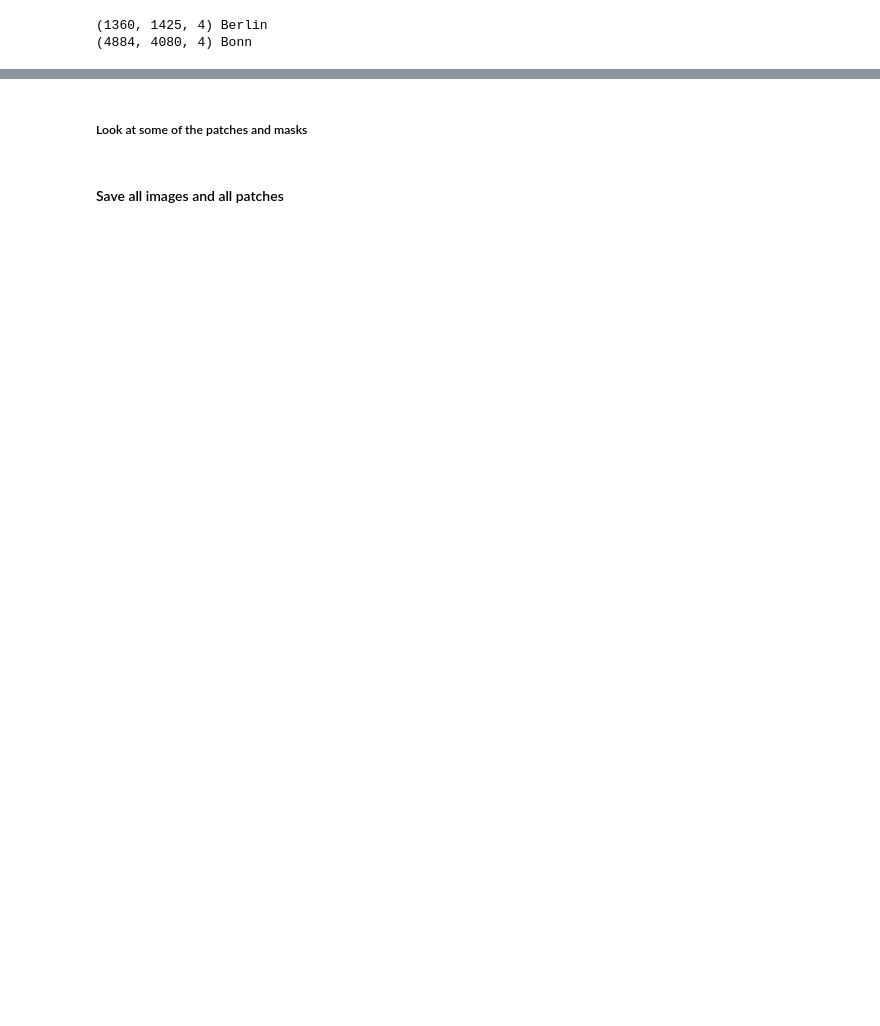
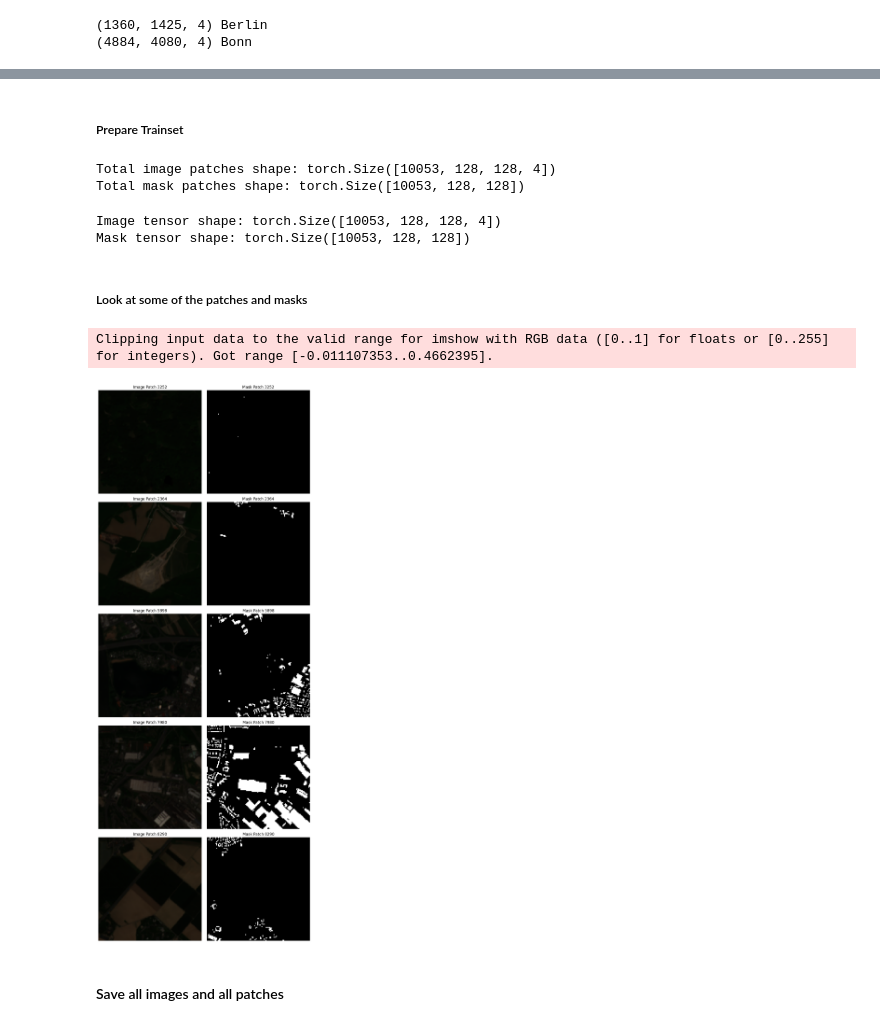
Before and after one commit to dmtschulz/satellite-image-segmentation, a Jupyter notebook: AMLS_2024_solution.ipynb, the cells around one changed output, grey strips where cells are left out. Saved outputs shown, nothing was run; the diff lists cells and outputs as text; code cells hidden in the pictures; blank space fills up the shorter version.

Commit message:
train set done

```diff
--- a/AMLS_2024_solution.ipynb
+++ b/AMLS_2024_solution.ipynb
@@ -251,14 +230,52 @@ patches_image, patches_mask = extract_patches(sentinel_image, buildings_mask, pa
+# %% [markdown]
+##### Prepare Trainset
+# %%
+# 20 sec
+all_image_patches = []
+all_mask_patches = []
+
+# Example city names list
+patch_size = 128  # Define your patch size
+
+# Process all cities except Berlin and the last two for validation
+for city in city_names[1:-2]:  # Berlin is at index 0, 2 other for validation
+    image_file = f'acquisition_alignment/openeo_cities/{city}/{city}.tif'
+    mask_file = f'acquisition_alignment/openeo_cities/{city}/{city}_buildings_mask.tif'
+
+    # Open city image and mask using rasterio
+    with rasterio.open(image_file) as src_img:
+        sentinel_image = src_img.read()  # Read all bands
+        sentinel_image = np.moveaxis(sentinel_image, 0, -1)  # Move axis to (H, W, C).
+        # Normalize the 4 bands to [0, 1]
+        sentinel_image = sentinel_image / np.max(sentinel_image, axis=(0, 1))
+
+    with rasterio.open(mask_file) as src_mask:
+        buildings_mask = src_mask.read(1)  # Read mask, assuming it's a single band
+
+    # Extract patches and convert to torch tensors
+    tensor_image, tensor_mask = extract_patches(sentinel_image, buildings_mask, patch_size)
+    # Collect all patches
+    all_image_patches.append(tensor_image)
+    all_mask_patches.append(tensor_mask)
+# Stack all patches into single tensors
+all_image_patches = torch.cat(all_image_patches, dim=0)
+all_mask_patches = torch.cat(all_mask_patches, dim=0)
+
+print(f"Total image patches shape: {all_image_patches.shape}")
+print(f"Total mask patches shape: {all_mask_patches.shape}")
+# %% [output]
+Total image patches shape: torch.Size([10053, 128, 128, 4])
+Total mask patches shape: torch.Size([10053, 128, 128])
 # %%
-# Convert to PyTorch tensors
-tensor_image = torch.tensor(patches_image, dtype=torch.float32)
-tensor_mask = torch.tensor(patches_mask, dtype=torch.long)  # Masks are typically long integers in PyTorch
-
 # Ensure the dimensions are [N, H, W, C] for images and [N, H, W] for masks
-tensor_image = tensor_image.permute(0, 1, 2, 3)
-tensor_mask = tensor_mask.permute(0, 1, 2)
+all_image_patches = all_image_patches.permute(0, 1, 2, 3)
+all_mask_patches = all_mask_patches.permute(0, 1, 2)
 
 # Output
-print("Image tensor shape:", tensor_image.shape)
-print("Mask tensor shape:", tensor_mask.shape)
+print("Image tensor shape:", all_image_patches.shape)
+print("Mask tensor shape:", all_mask_patches.shape)
+# %% [output]
+Image tensor shape: torch.Size([10053, 128, 128, 4])
+Mask tensor shape: torch.Size([10053, 128, 128])
 # %% [markdown]
 ##### Look at some of the patches and masks
@@ -298,2 +282,27 @@ visualize_patches(tensor_image, tensor_mask, num_patches=5)
+# %%
+# Visualize 10 random patches
+import matplotlib.pyplot as plt
+
+num_patches_to_show = 5
+random_indices = np.random.choice(all_image_patches.shape[0], num_patches_to_show, replace=False)
+
+fig, axes = plt.subplots(num_patches_to_show, 2, figsize=(10, num_patches_to_show * 5))
+for i, idx in enumerate(random_indices):
+    image_patch = all_image_patches[idx].numpy()
+    mask_patch = all_mask_patches[idx].numpy()
+
+    axes[i, 0].imshow(image_patch[:, :, :3])  # Show RGB bands only
+    axes[i, 0].set_title(f"Image Patch {idx}")
+    axes[i, 0].axis('off')
+
+    axes[i, 1].imshow(mask_patch, cmap='gray')
+    axes[i, 1].set_title(f"Mask Patch {idx}")
+    axes[i, 1].axis('off')
+
+plt.tight_layout()
+plt.show()
+# %% [output]
+Clipping input data to the valid range for imshow with RGB data ([0..1] for floats or [0..255] for integers). Got range [-0.011107353..0.4662395].
+[figure, added]
 # %% [markdown]
 #### Save all images and all patches
```
Also changed, not shown: parts of 17 cells of this notebook, 1 other file.
